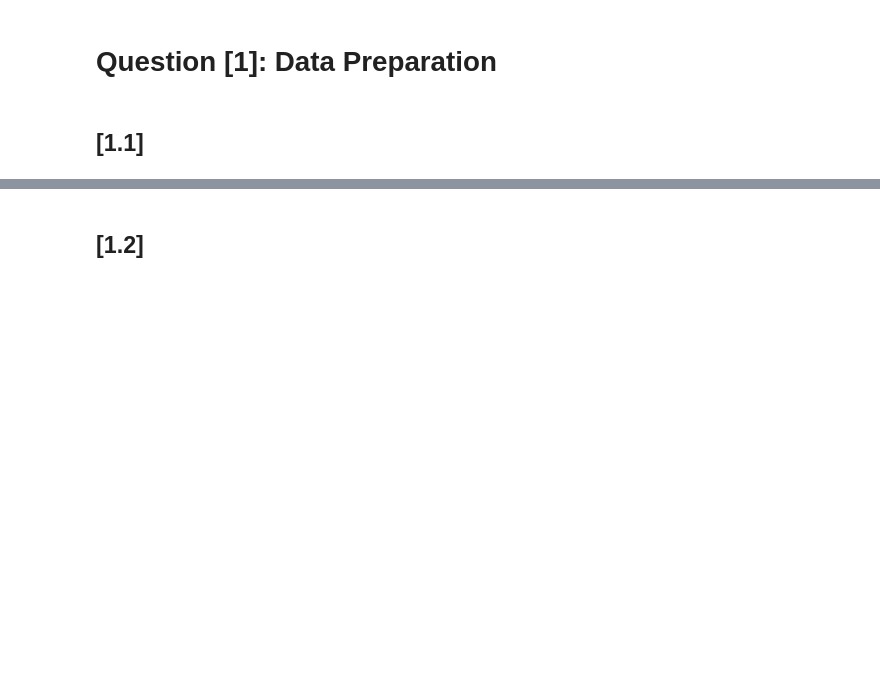
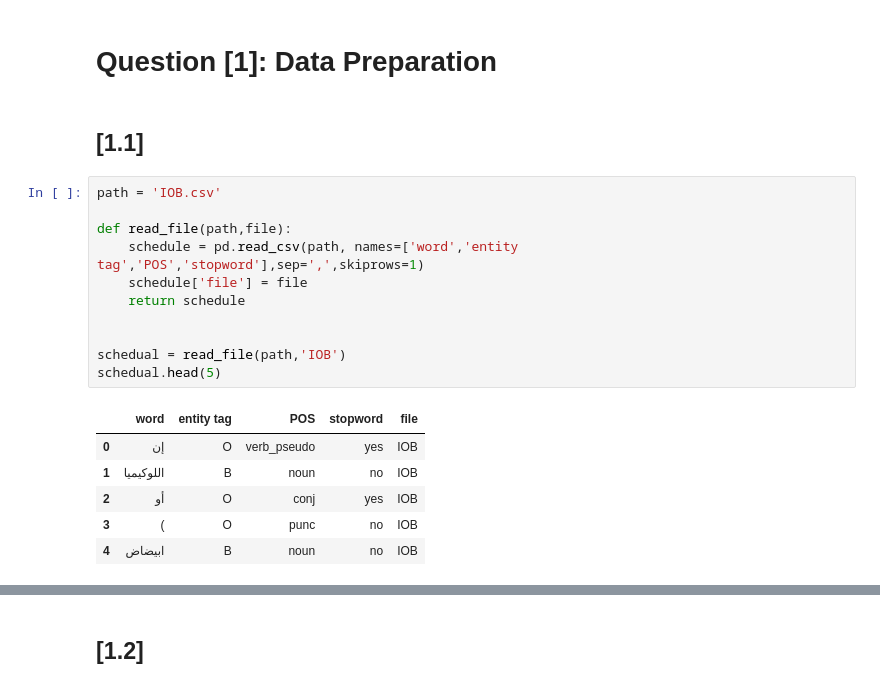
Before and after one commit to abdhashas/NLP_HOMEWOCK_2, a Jupyter notebook: NLP_HOMEWORK_2_BY_[your_name].ipynb, the cells around one changed output, grey strips where cells are left out. Cells and saved outputs as stored; diff of their text form; blank space fills up the shorter version.

```diff
--- a/NLP_HOMEWORK_2_BY_[your_name].ipynb
+++ b/NLP_HOMEWORK_2_BY_[your_name].ipynb
@@ -36,3 +41,21 @@ Download data
 # Question [1]: Data Preparation
 # %% [markdown]
 ## [1.1]
+# %%
+path = 'IOB.csv'
+
+def read_file(path,file):
+    schedule = pd.read_csv(path, names=['word','entity tag','POS','stopword'],sep=',',skiprows=1)
+    schedule['file'] = file
+    return schedule
+
+
+schedual = read_file(path,'IOB')
+schedual.head(5)
+# %% [output]
+|  | word | entity tag | POS | stopword | file |
+| 0 | إن | O | verb_pseudo | yes | IOB |
+| 1 | اللوكيميا | B | noun | no | IOB |
+| 2 | أو | O | conj | yes | IOB |
+| 3 | ( | O | punc | no | IOB |
+| 4 | ابيضاض | B | noun | no | IOB |
```
Also changed, not shown: parts of 2 cells of this notebook.
